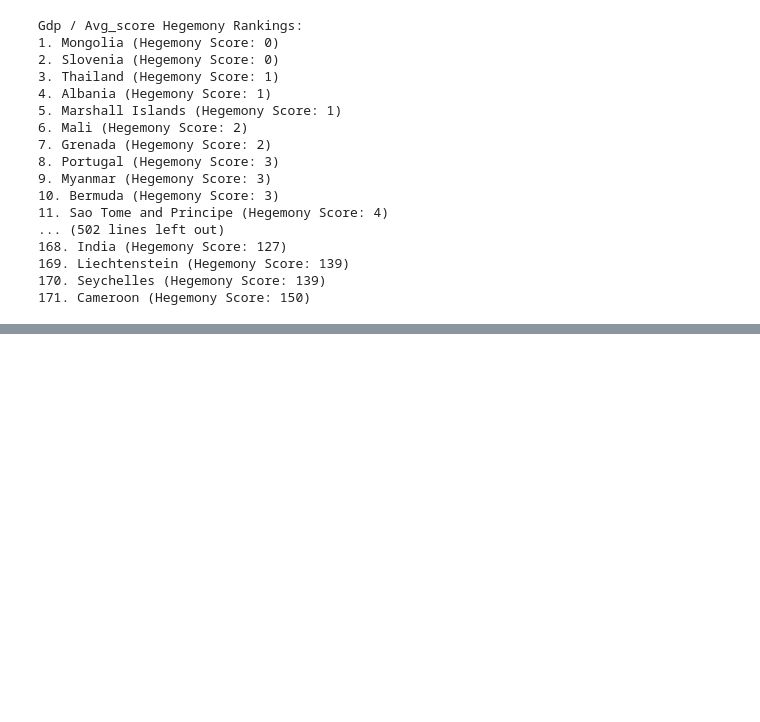
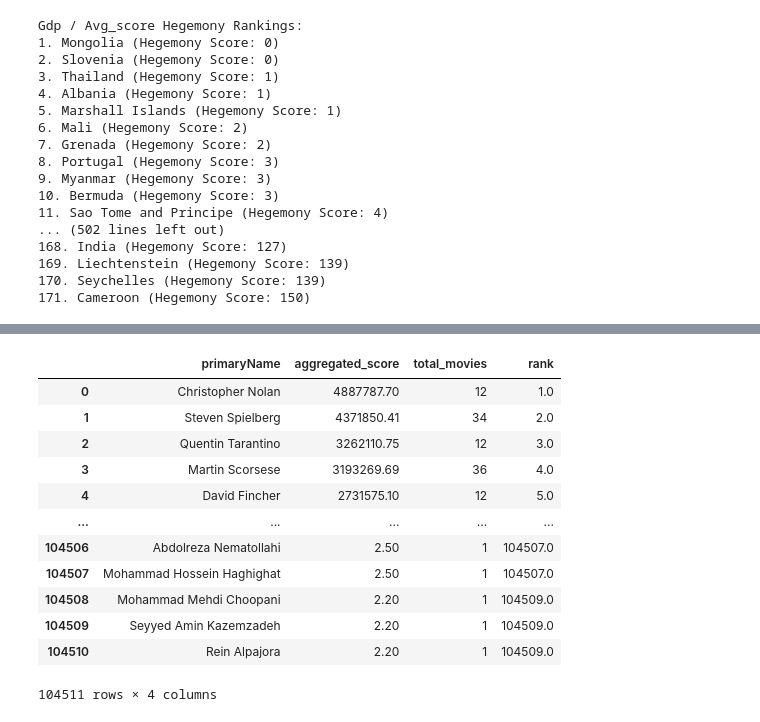
Before and after one commit to Konrad57/Imdb_Film_Ranking, a Jupyter notebook: analysis.ipynb, the cells around one changed output, grey strips where cells are left out. Cells and saved outputs as stored; diff of their text form; code cells hidden in the pictures; blank space fills up the shorter version.

```diff
--- a/analysis.ipynb
+++ b/analysis.ipynb
@@ -261,0 +336,16 @@ Gdp / Avg_score Hegemony Rankings:
+# %%
+rank_directors(movies_directors_df, 'primaryName', 'composite_score', 'sum')
+# %% [output]
+|  | primaryName | aggregated_score | total_movies | rank |
+| 0 | Christopher Nolan | 4887787.70 | 12 | 1.0 |
+| 1 | Steven Spielberg | 4371850.41 | 34 | 2.0 |
+| 2 | Quentin Tarantino | 3262110.75 | 12 | 3.0 |
+| 3 | Martin Scorsese | 3193269.69 | 36 | 4.0 |
+| 4 | David Fincher | 2731575.10 | 12 | 5.0 |
+| ... | ... | ... | ... | ... |
+| 104506 | Abdolreza Nematollahi | 2.50 | 1 | 104507.0 |
+| 104507 | Mohammad Hossein Haghighat | 2.50 | 1 | 104507.0 |
+| 104508 | Mohammad Mehdi Choopani | 2.20 | 1 | 104509.0 |
+| 104509 | Seyyed Amin Kazemzadeh | 2.20 | 1 | 104509.0 |
+| 104510 | Rein Alpajora | 2.20 | 1 | 104509.0 |
+104511 rows × 4 columns
```
Also changed, not shown: parts of 9 cells of this notebook, 1 other file.
